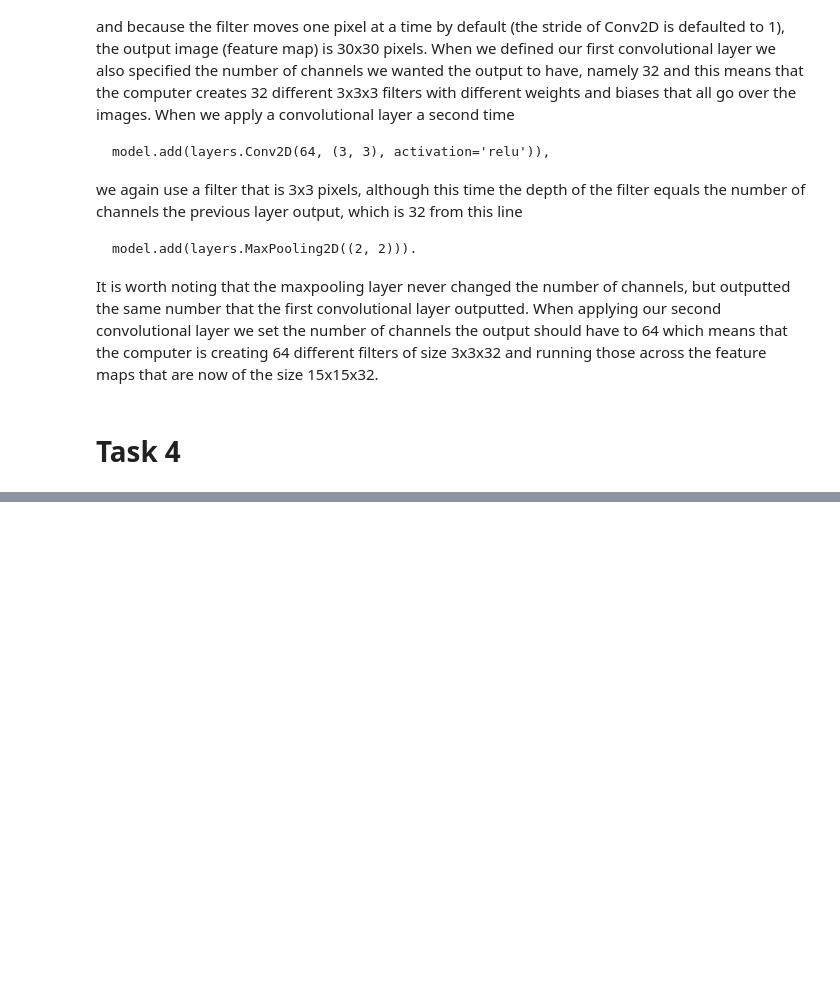
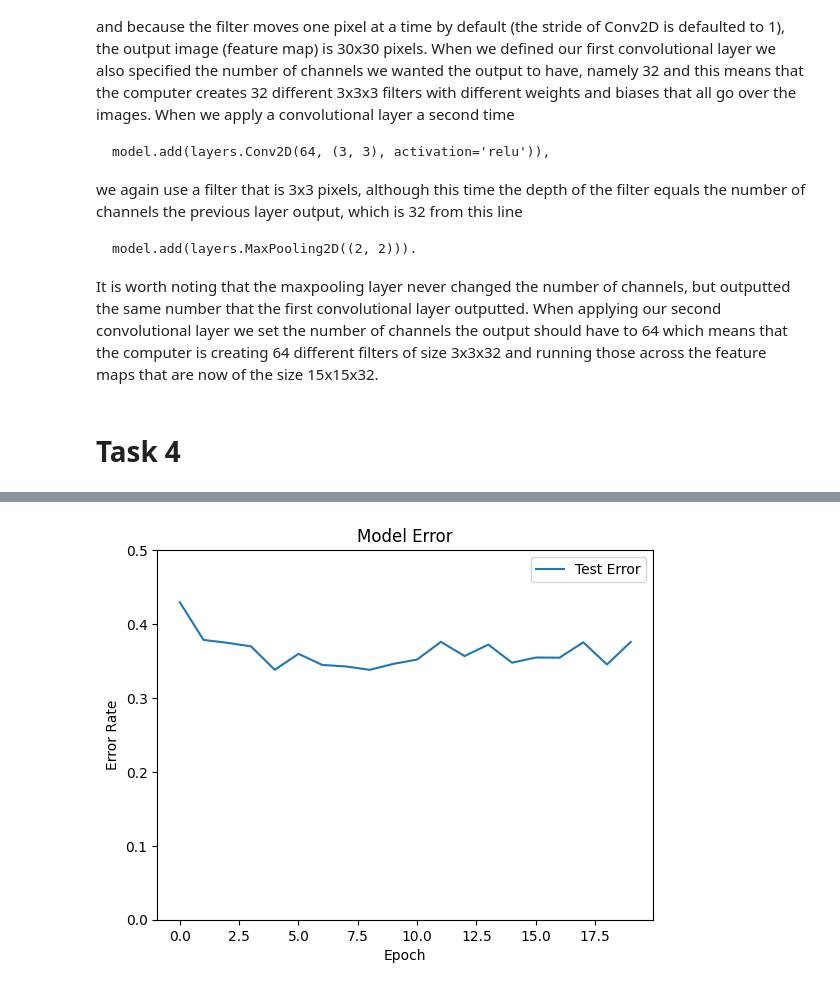
Before and after one commit to Chromatina/su-mt4007, a Jupyter notebook: Project_2.ipynb, the cells around one changed output, grey strips where cells are left out. Saved outputs shown, nothing was run; the diff lists cells and outputs as text; code cells hidden in the pictures; blank space fills up the shorter version.

```diff
--- a/Project_2.ipynb
+++ b/Project_2.ipynb
@@ -218,0 +265,11 @@ It is worth noting that the maxpooling layer never changed the number of channel
+# %%
+test_error = [1 - x for x in history_bn.history['val_accuracy']]
+plt.plot(test_error, label='Test Error')
+plt.title('Model Error')
+plt.xlabel('Epoch')
+plt.ylabel('Error Rate')
+plt.ylim([0, 0.5])
+plt.legend()
+plt.show()
+# %% [output]
+[figure, added]
```
Also changed, not shown: parts of 31 cells of this notebook.
